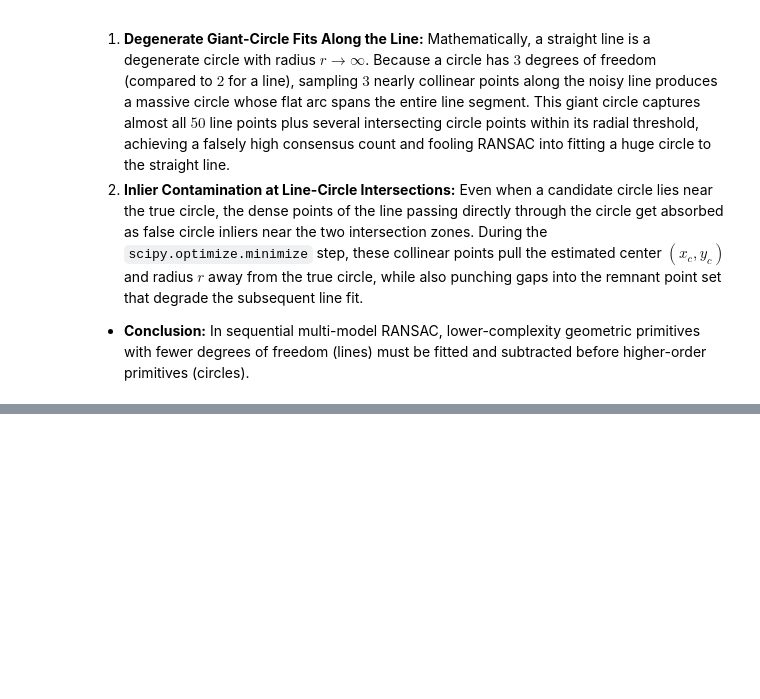
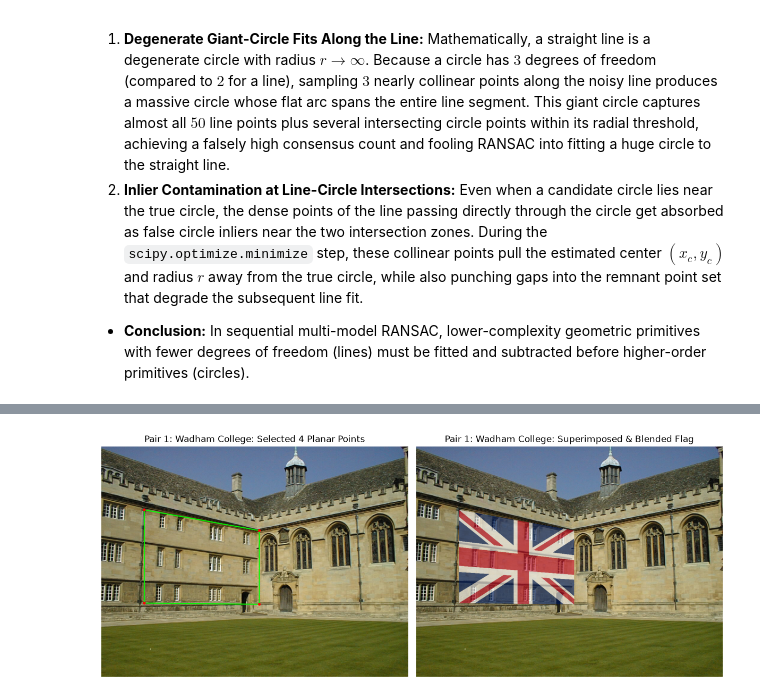
Before and after one commit to Januka-Sanujaya/EN3160_Assignment_02, a Jupyter notebook: EN3160_A02.ipynb, the cells around one changed output, grey strips where cells are left out. Drawn from its saved outputs; the diff is of its cells as text; code cells hidden in the pictures; blank space fills up the shorter version.

Commit message:
Question 3: Planar Superimposition via Homography Warping and Blending

```diff
--- a/EN3160_A02.ipynb
+++ b/EN3160_A02.ipynb
@@ -347,0 +355,86 @@ If we attempt to estimate the circle via RANSAC **before** subtracting the line
+# %%
+def superimpose_flag_fast(bg_path, flag_path, dst_pts, alpha=0.60, title="Image Pair", reduce_flag=cv.IMREAD_COLOR):
+    im_bg = cv.imread(bg_path, reduce_flag)
+    im_flag = cv.imread(flag_path)
+    assert im_bg is not None, f"Could not load background image: {bg_path}"
+    assert im_flag is not None, f"Could not load flag image: {flag_path}"
+
+    h_bg, w_bg = im_bg.shape[:2]
+    h_f, w_f = im_flag.shape[:2]
+
+    # Source corners of the flag image: Top-Left, Top-Right, Bottom-Right, Bottom-Left
+    src_pts = np.float32([[0, 0], [w_f - 1, 0], [w_f - 1, h_f - 1], [0, h_f - 1]])
+    dst_pts = np.float32(dst_pts)
+
+    # Compute 3x3 Homography matrix H and perspective-warp the flag
+    H, _ = cv.findHomography(src_pts, dst_pts)
+    warped_flag = cv.warpPerspective(im_flag, H, (w_bg, h_bg))
+
+    # Create polygon mask for the target planar region and alpha-blend
+    mask = np.zeros((h_bg, w_bg), dtype=np.float32)
+    cv.fillConvexPoly(mask, np.int32(dst_pts), 1.0)
+    mask_3ch = cv.merge([mask, mask, mask])
+
+    blended = (1.0 - alpha) * im_bg.astype(np.float32) + alpha * warped_flag.astype(np.float32)
+    im_out = np.where(mask_3ch > 0, blended, im_bg.astype(np.float32)).astype(np.uint8)
+
+    # Draw selected planar quad on a copy of the background image
+    im_quad = im_bg.copy()
+    cv.polylines(im_quad, [np.int32(dst_pts)], isClosed=True, color=(0, 255, 0), thickness=2, lineType=cv.LINE_AA)
+    for pt in np.int32(dst_pts):
+        cv.circle(im_quad, tuple(pt), 4, (0, 0, 255), -1, cv.LINE_AA)
+
+    print(f"=== {title} (Image size: {w_bg}x{h_bg}) ===")
+    print(f"Planar Destination Points (TL, TR, BR, BL): {np.int32(dst_pts).tolist()}")
+    print("Computed Homography Matrix H:\n", np.round(H, 4), "\n")
+
+    # Plot Selected Planar Quad and Blended Output side-by-side
+    fig, axes = plt.subplots(1, 2, figsize=(12, 4.8))
+    axes[0].imshow(cv.cvtColor(im_quad, cv.COLOR_BGR2RGB))
+    axes[0].set_title(f"{title}: Selected 4 Planar Points")
+    axes[0].axis('off')
+
+    axes[1].imshow(cv.cvtColor(im_out, cv.COLOR_BGR2RGB))
+    axes[1].set_title(f"{title}: Superimposed & Blended Flag")
+    axes[1].axis('off')
+    plt.tight_layout()
+    plt.show()
+
+    return H
+
+# 1. Pair 1: Wadham College left planar facade + UK Flag (matches Figure 2 in assignment)
+# Coordinates scaled automatically to image width/height so they fit any resolution of wadham.jpg
+im_w = cv.imread('a2images/wadham.jpg')
+hw, ww = im_w.shape[:2]
+wadham_pts = [
+    [int(0.140 * ww), int(0.275 * hw)],  # Top-Left of left wall
+    [int(0.515 * ww), int(0.365 * hw)],  # Top-Right of left wall
+    [int(0.515 * ww), int(0.685 * hw)],  # Bottom-Right of left wall
+    [int(0.140 * ww), int(0.680 * hw)]   # Bottom-Left of left wall
+]
+H_wadham = superimpose_flag_fast(
+    'a2images/wadham.jpg',
+    'a2images/flag.png',
+    dst_pts=wadham_pts,
+    alpha=0.60,
+    title="Pair 1: Wadham College"
+)
+
+# 2. Pair 2: Sunflower Field perspective plane + UK Flag (using reduced 1/4 size for instant execution)
+im_s = cv.imread('a2images/the_berry_farms_sunflower_field.jpeg', cv.IMREAD_REDUCED_COLOR_4)
+hs, ws = im_s.shape[:2]
+sunflower_pts = [
+    [int(0.22 * ws), int(0.54 * hs)],  # Top-Left (far field horizon)
+    [int(0.78 * ws), int(0.54 * hs)],  # Top-Right (far field horizon)
+    [int(0.92 * ws), int(0.88 * hs)],  # Bottom-Right (near foreground)
+    [int(0.08 * ws), int(0.88 * hs)]   # Bottom-Left (near foreground)
+]
+H_sunflower = superimpose_flag_fast(
+    'a2images/the_berry_farms_sunflower_field.jpeg',
+    'a2images/flag.png',
+    dst_pts=sunflower_pts,
+    alpha=0.55,
+    title="Pair 2: Sunflower Field",
+    reduce_flag=cv.IMREAD_REDUCED_COLOR_4
+)
+# %% [output]
@@ -347,0 +447 @@ If we attempt to estimate the circle via RANSAC **before** subtracting the line
+[figure, added]
```
Also changed, not shown: parts of 5 cells of this notebook.
